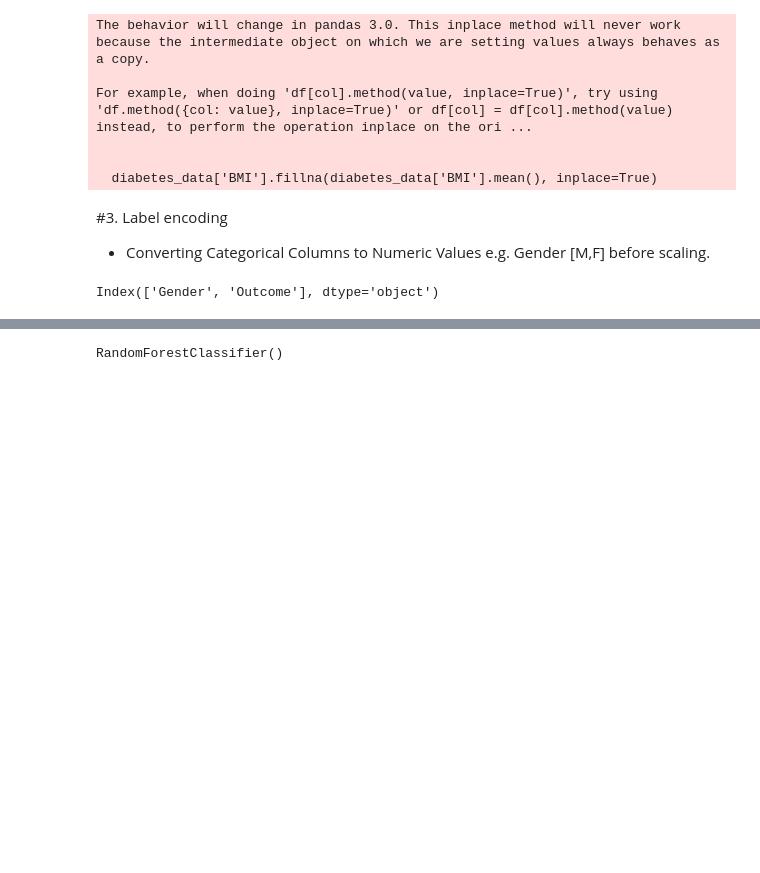
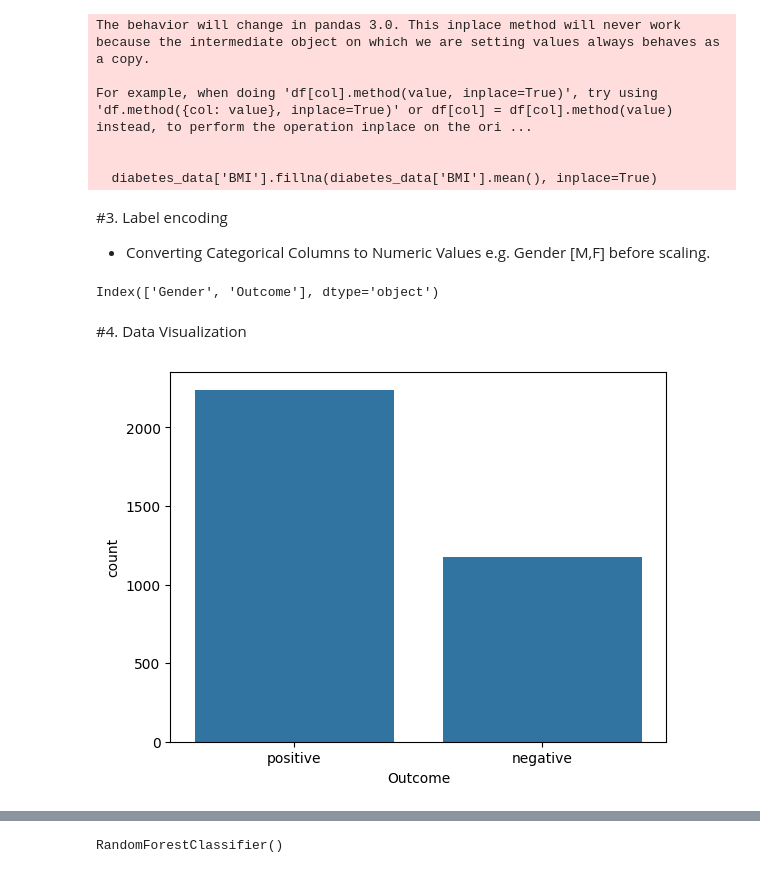
Before and after one commit to paulMuema/SDG-machine-learning-project, a Jupyter notebook: Machine_Learning_SDG_Model.ipynb, the cells around one changed output, grey strips where cells are left out. Drawn from its saved outputs; the diff is of its cells as text; code cells hidden in the pictures; blank space fills up the shorter version.

Commit message:
Data visualization

```diff
--- a/Machine_Learning_SDG_Model.ipynb
+++ b/Machine_Learning_SDG_Model.ipynb
@@ -92,3 +101,10 @@ le = LabelEncoder()
 diabetes_data['Gender'] = le.fit_transform(diabetes_data['Gender'])
 # %% [output]
 Index(['Gender', 'Outcome'], dtype='object')
+# %% [markdown]
+#4. Data Visualization
+# %%
+sns.countplot(x='Outcome', data=diabetes_data)
+plt.show()
+# %% [output]
+[figure, added]
```
Also changed, not shown: parts of 10 cells of this notebook.
